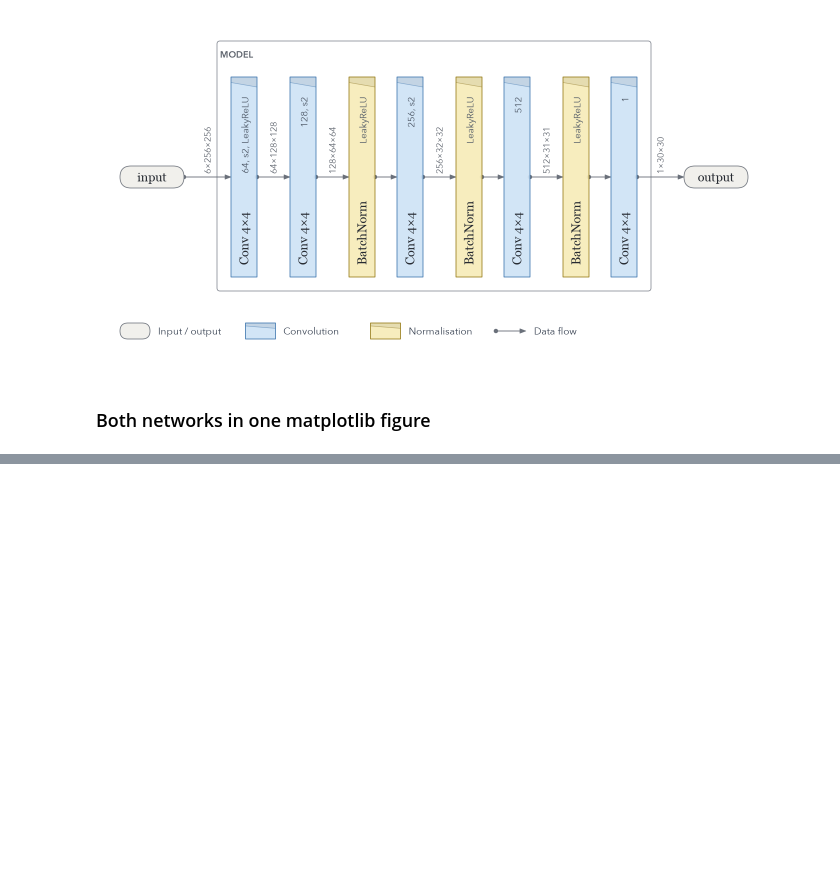
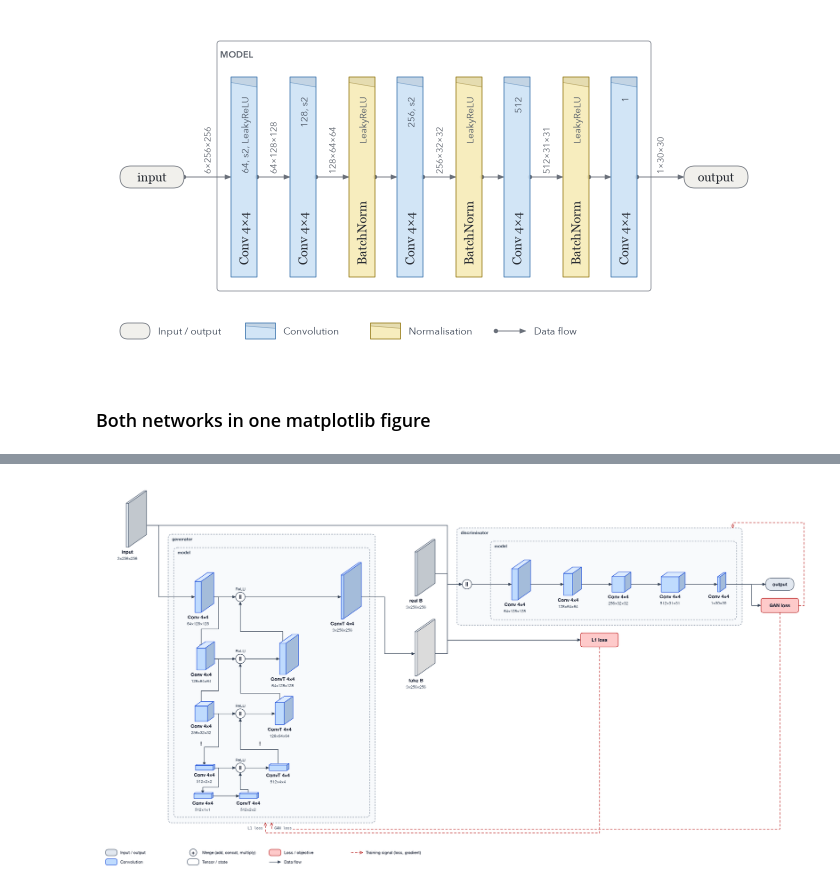
Before and after one commit to AndreiUtina/TensorGami, a Jupyter notebook: examples/pix2pix.ipynb, the cells around one changed output, grey strips where cells are left out. Saved outputs shown, nothing was run; the diff lists cells and outputs as text; code cells hidden in the pictures; blank space fills up the shorter version.

```diff
--- a/examples/pix2pix.ipynb
+++ b/examples/pix2pix.ipynb
@@ -253,0 +270,29 @@ plt.show()
+# %%
+class ConditionalDiscriminator(nn.Module):
+    """The PatchGAN judging an image B together with its input image A."""
+
+    def __init__(self, netD):
+        super().__init__()
+        self.netD = netD
+
+    def forward(self, A, B):
+        return self.netD(torch.cat([A, B], 1))
+
+
+models = {"generator": generator, "discriminator": ConditionalDiscriminator(discriminator)}
+inputs = {"generator": x, "discriminator": {"A": x, "B": y}}
+system = dict(
+    links=[
+        ("generator.input", "discriminator.A", "A"),  # the input image feeds both networks
+        ("generator", "discriminator.B", "fake B"),  # the generator's output is judged
+    ],
+    annotations=[
+        tg.Input("real B", to="discriminator.B"),  # … and so is the real image B
+        tg.Loss("GAN loss", "discriminator", trains=["generator", "discriminator"]),
+        tg.Loss("L1 loss", "generator", "real B", trains=["generator"]),
+    ],
+)
+
+tg.draw(models, inputs, view="volume", u_levels=4, **system)
+# %% [output]
+[figure, added]
```
Also changed, not shown: parts of 5 cells of this notebook, 27 other files.
